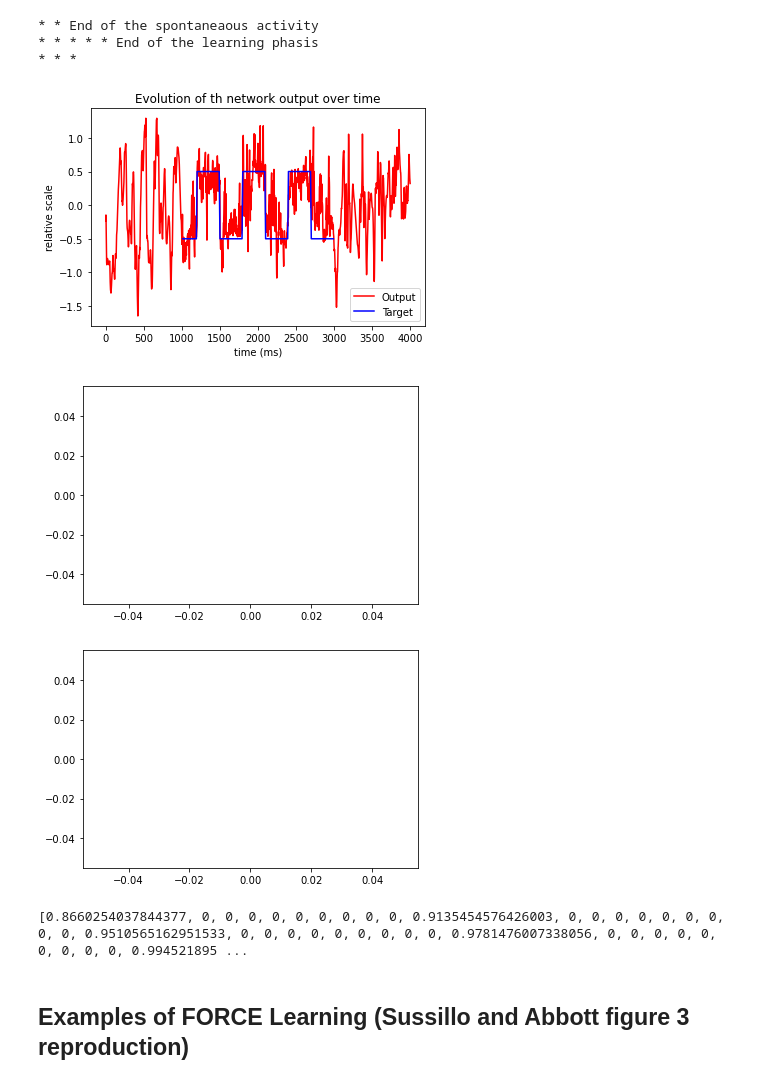
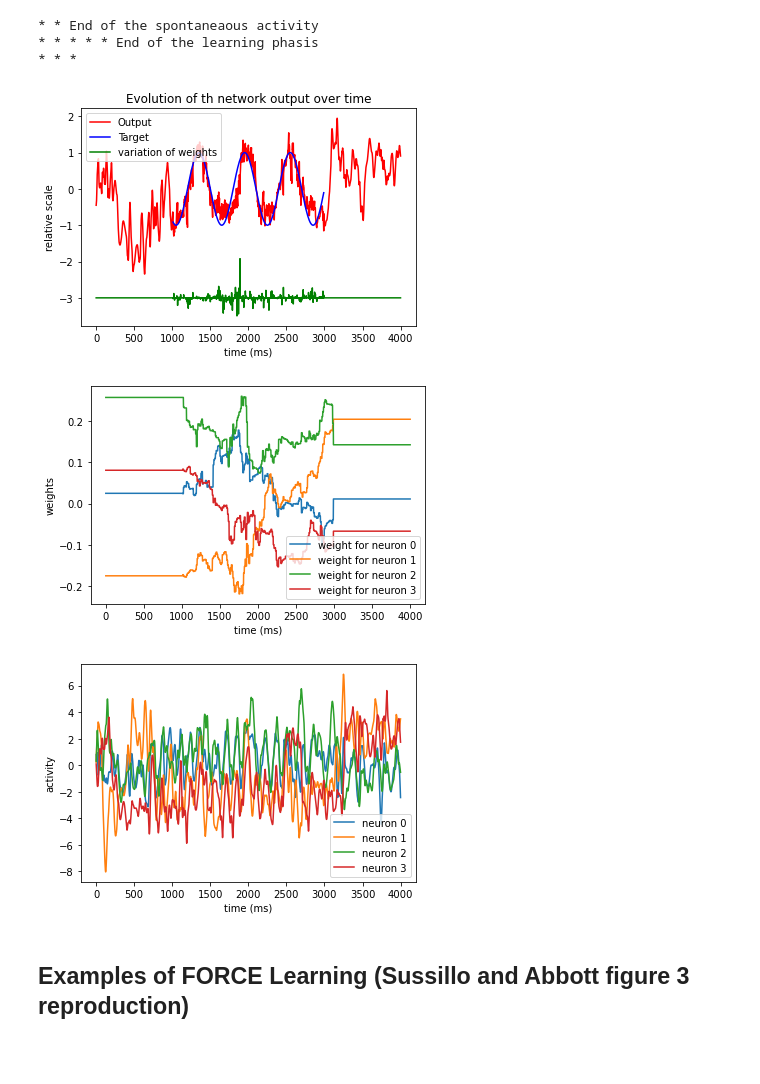
Before and after one commit to Antoine-Marion/Computationnal_neurosciences_methods, a Jupyter notebook: Final_Project_Lagree_Marion (2).ipynb, the cells around one changed output. Cells and saved outputs as stored; diff of their text form; code cells hidden in the pictures; blank space fills up the shorter version.

```diff
--- a/Final_Project_Lagree_Marion (2).ipynb
+++ b/Final_Project_Lagree_Marion (2).ipynb
@@ -27,7 +27,7 @@ import matplotlib.pyplot as plt
 np.random.seed(10645)
 
 N_G = 100 ### mauvaise valeur
-g_GG = 1.3
+g_GG = 1
 p_GG = 0.1
 p_z = 1
 g_Gz = 1
@@ -104,14 +104,14 @@ def modification_rule_matrix(P, r):
     a = np.dot(r, Pr)
     return P - D/(1 +a)
 
-def F1(i, period):
+def triangle(i, period):
     """triangle function"""
     a = 1/200
     b = period/4*a
     j = i%period - period/2
     return a*j+b if j<0 else -a*j+b
 
-def F2(i, period):
+def creneau(i, period):
     """discontinuous function"""
     j = i%period-period/2
     return 0.5 if j<0 else -0.5
@@ -202,37 +209,40 @@ print('*')
 # %%
 residu=[]
 for sortie,target in zip(Z,F):
     residu.append(np.abs(sortie-target))
 
 plt.figure()
 plt.plot(time,Z, color = 'red', label = 'Output')
 plt.plot(Fx,Fy, color = 'blue', label = 'Target')
+plt.plot(time,DW, color = 'green', label = 'variation of weights')
 #plt.plot(time,residu, label='residu')
 plt.title('Evolution of th network output over time')
 plt.xlabel('time (ms)')
 plt.ylabel('relative scale')
 plt.legend()
 plt.show()
 
 
 # Plot the activity of two specific weights
 plt.figure()
 for i in range(0,4):
-    plt.plot(W[i])
+    plt.plot(W[i], label= 'weight for neuron '+str(i))
+    plt.xlabel('time (ms)')
+    plt.ylabel('weights')
+    plt.legend()
 plt.show()
 
 # Plot the activity of two specific activities
 plt.figure()
 for i in range(0,4):
-    plt.plot(X[i])
+    plt.plot(X[i], label= 'neuron '+str(i))
+    plt.xlabel('time (ms)')
+    plt.ylabel('activity')
+    plt.legend()
 plt.show()
 # %% [output]
-[figure, old version]
+[figure, new version]
-[figure, old version]
+[figure, new version]
-[figure, old version]
+[figure, new version]
-# %%
-print(F[1900:2000])
-# %% [output]
-[0.8660254037844377, 0, 0, 0, 0, 0, 0, 0, 0, 0, 0.9135454576426003, 0, 0, 0, 0, 0, 0, 0, 0, 0, 0.9510565162951533, 0, 0, 0, 0, 0, 0, 0, 0, 0, 0.9781476007338056, 0, 0, 0, 0, 0, 0, 0, 0, 0, 0.994521895 ...
 # %% [markdown]
 ## Examples of FORCE Learning (Sussillo and Abbott figure 3 reproduction)
```
Also changed, not shown: parts of 1 cell of this notebook.
